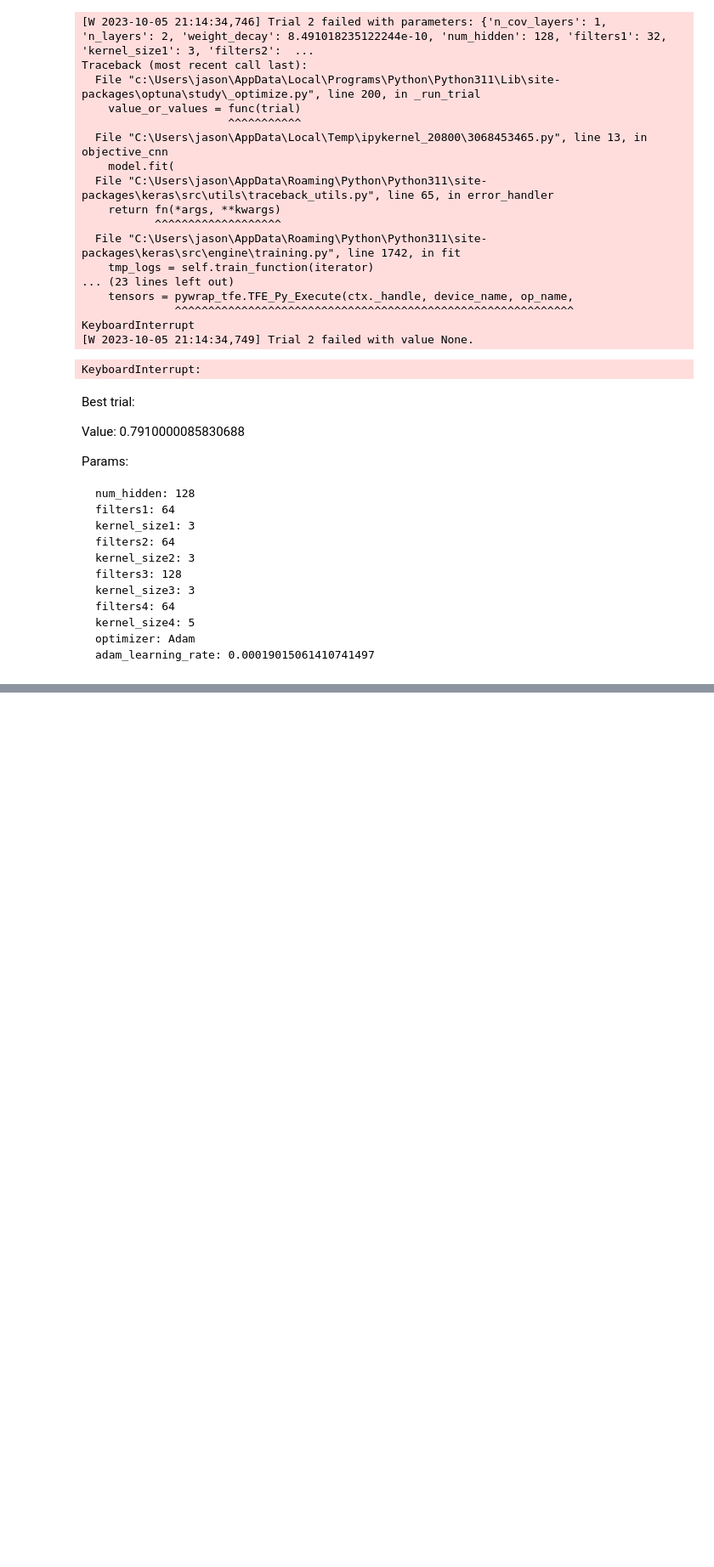
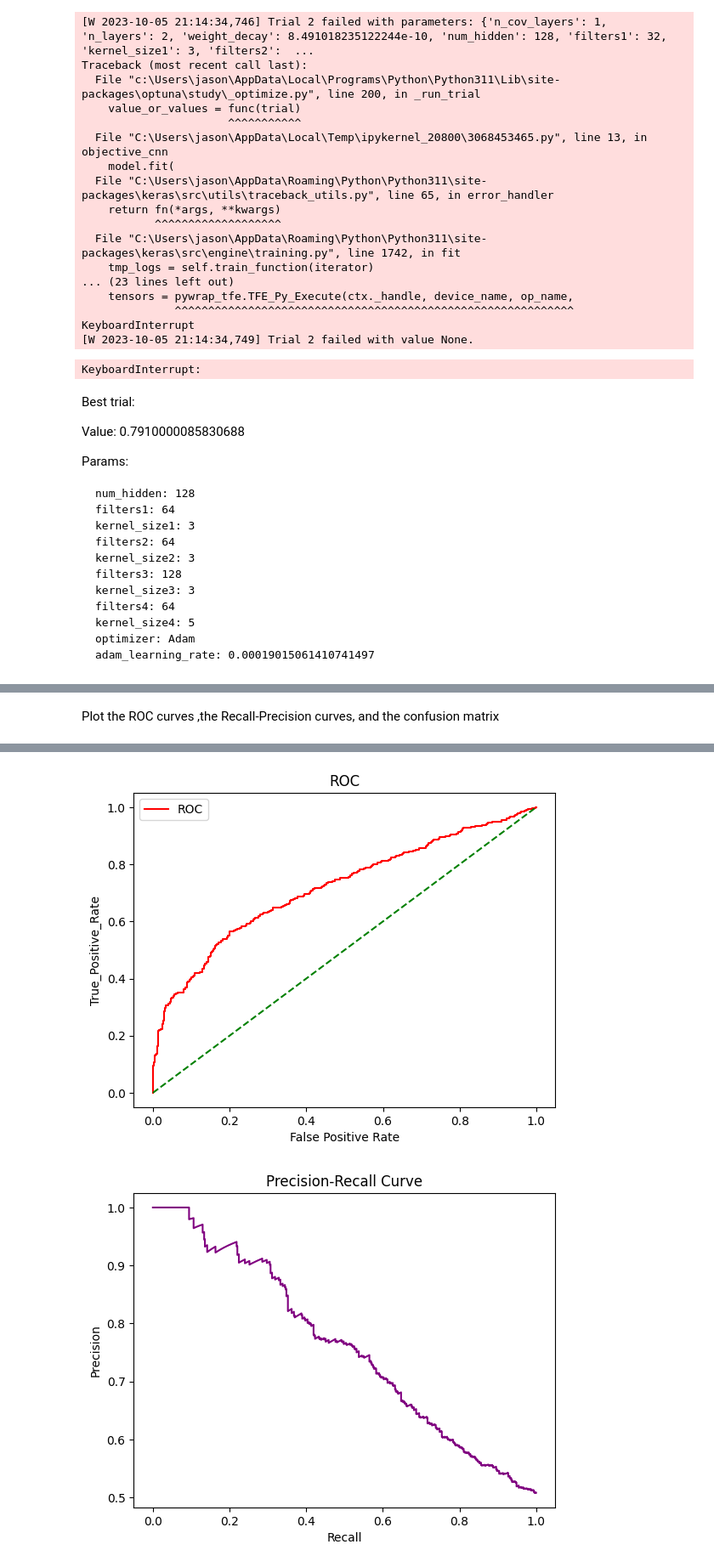
Before and after one commit to Jasonchen0317/ML_Projects, a Jupyter notebook: assignment-2/assignment_2_rareEvents.ipynb, the cells around one changed output, grey strips where cells are left out. Shown at 85% size. Drawn from its saved outputs; the diff is of its cells as text; code cells hidden in the pictures; blank space fills up the shorter version.

```diff
--- a/assignment-2/assignment_2_rareEvents.ipynb
+++ b/assignment-2/assignment_2_rareEvents.ipynb
@@ -386,0 +414,43 @@ plt.show()
+# %%
+#Function for plotting roc curve
+def plot_roc_curve(fper, tper):
+    plt.plot(fper, tper, color='red', label='ROC')
+    plt.plot([0,1], [0,1], color='green', linestyle='--')
+    plt.xlabel('False Positive Rate')
+    plt.ylabel('True_Positive_Rate')
+    plt.title('ROC')
+    plt.legend()
+    plt.show()
+# %%
+#Function for plotting recall_precision curve
+def plot_recall_precision(recall, precision):
+    fig, ax = plt.subplots()
+    ax.plot(recall, precision, color='purple')
+
+#add axis labels to plot
+    ax.set_title('Precision-Recall Curve')
+    ax.set_ylabel('Precision')
+    ax.set_xlabel('Recall')
+
+#display plot
+    plt.show()
+# %%
+#Load trained model
+model = tf.keras.models.load_model('my_model.keras')
+# %% [markdown]
+Plot the ROC curves ,the Recall-Precision curves, and the confusion matrix
+# %%
+#Plot the ROC curves and the Recall-Precision curves
+prob = model.predict(validation_generator)
+y_pred_prob = np.amax(prob, axis=1)
+y_pred = np.argmax(prob, axis=1)
+
+fper, tper, threshold = roc_curve(validation_generator.classes, y_pred_prob)
+plot_roc_curve(fper, tper)
+
+precision, recall, thresholds = precision_recall_curve(validation_generator.classes, y_pred_prob)
+plot_recall_precision(recall, precision)
+
+ConfusionMatrixDisplay.from_predictions(validation_generator.classes, y_pred)
+plt.show()
+# %% [output]
@@ -386,0 +458,2 @@ plt.show()
+[figure, added]
+[figure, added]
```
Also changed, not shown: parts of 50 cells of this notebook, 3 other files.
